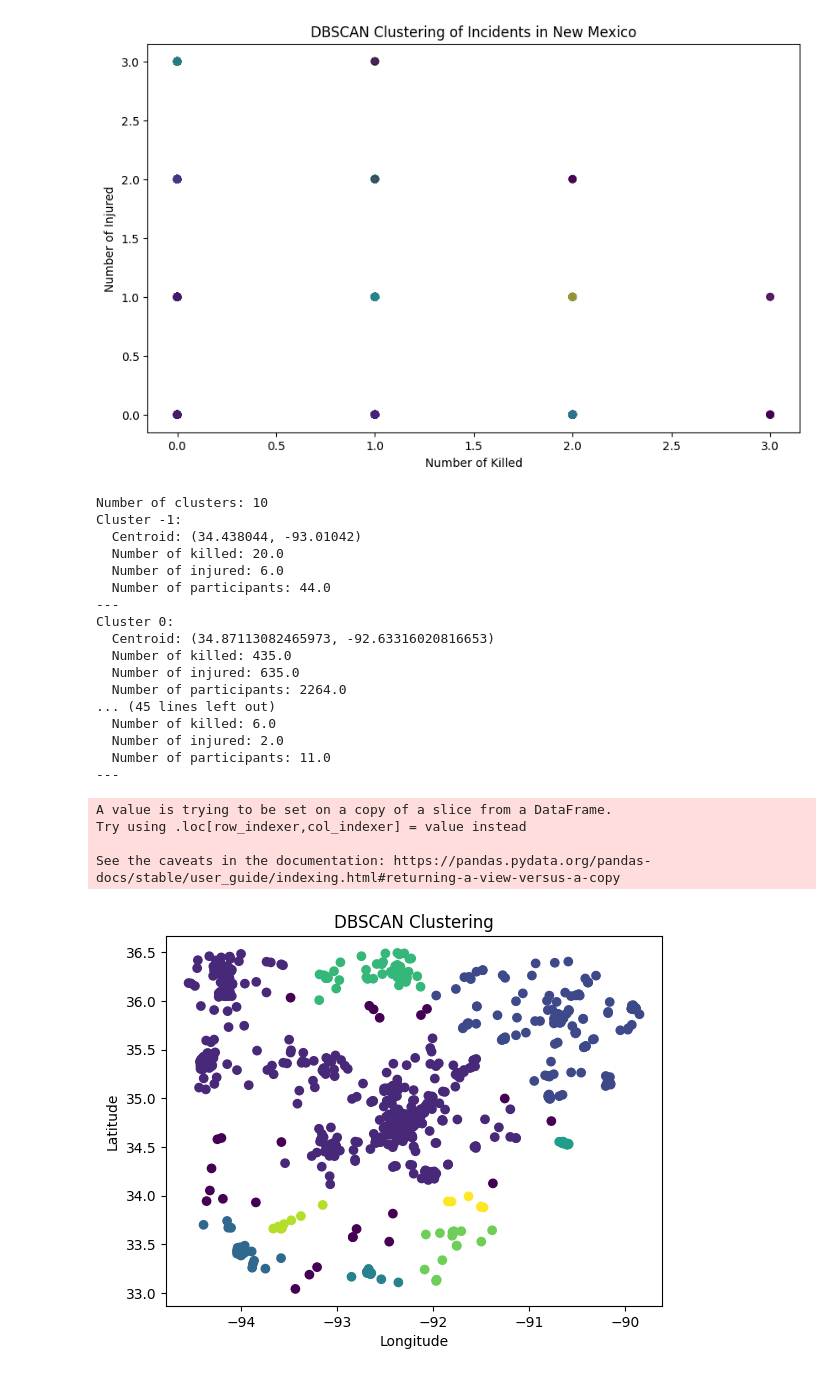
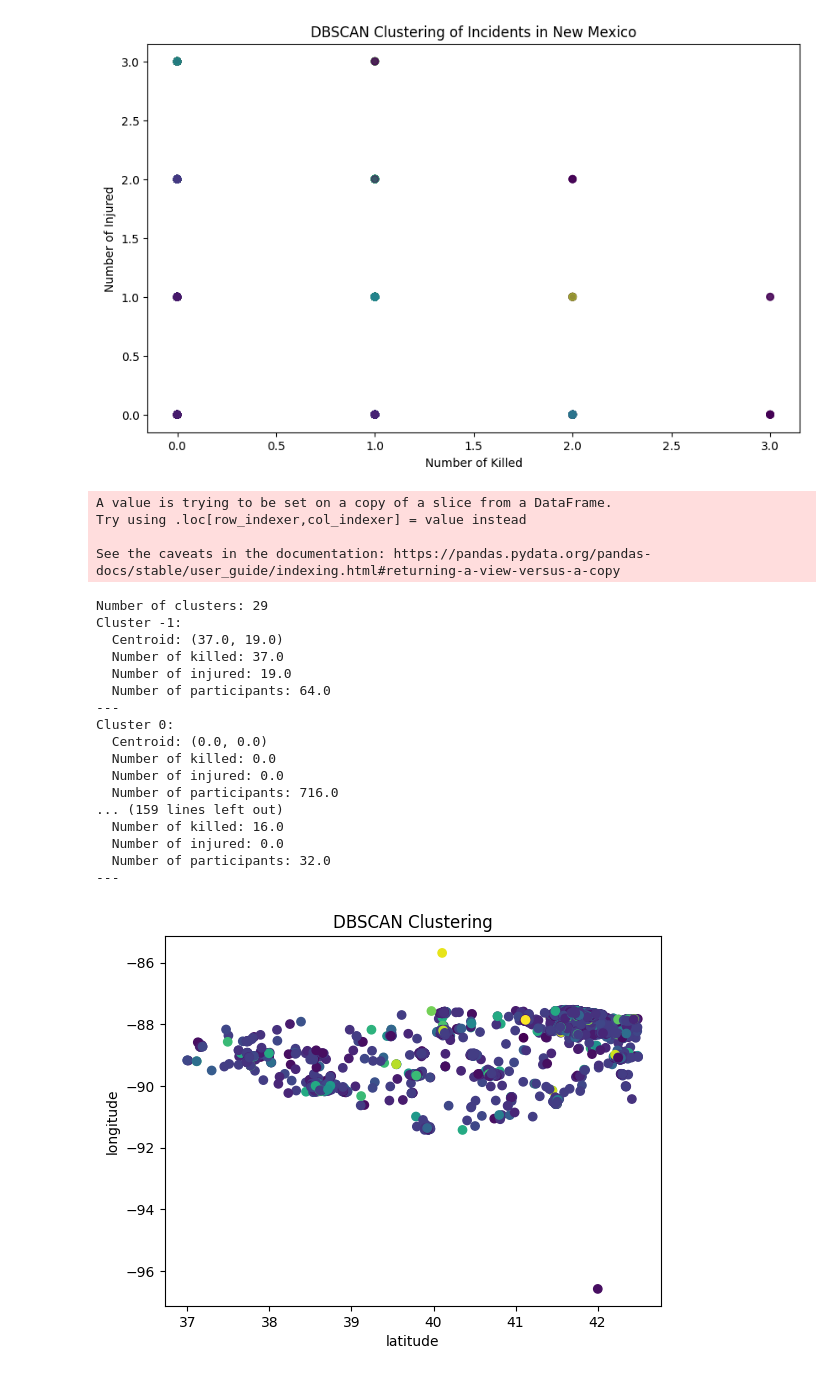
Before and after one commit to TheDarkPyotr/DataMining2023, a Jupyter notebook: source/Task2_clustering_Analysis_step2.ipynb, the cells around one changed output. Drawn from its saved outputs; the diff is of its cells as text; code cells hidden in the pictures.

```diff
--- a/source/Task2_clustering_Analysis_step2.ipynb
+++ b/source/Task2_clustering_Analysis_step2.ipynb
@@ -300,12 +300,13 @@ plt.show()
 # %% [output]
 [figure]
 # %%
-def run_dbscan_clustering(df, state, eps=0.2, min_samples=5):
+def run_dbscan_clustering(df, state, eps=0.2, min_samples=3):
     # Filtra il DataFrame per lo stato specificato
     state_df = df[df['state'] == state]
 
     # Seleziona le colonne rilevanti per il clustering
-    selected_columns = ['latitude', 'longitude']
+    #selected_columns = ['latitude', 'longitude','n_participants']
+    selected_columns = ['n_participants', 'n_killed', 'n_injured']
     X = state_df[selected_columns]
 
     # Standardizza i dati Z-score
@@ -332,43 +333,43 @@ def run_dbscan_clustering(df, state, eps=0.2, min_samples=5):
     # Visualizzazione dei risultati
     for cluster_id, row in cluster_stats.iterrows():
         print(f'Cluster {cluster_id}:')
-        print(f'  Centroid: ({row["latitude"]}, {row["longitude"]})')
+        print(f'  Centroid: ({row["n_killed"]}, {row["n_injured"]})')
         print(f'  Number of killed: {row["n_killed"]}')
         print(f'  Number of injured: {row["n_injured"]}')
         print(f'  Number of participants: {row["n_participants"]}')
         print('---')
 
     # Visualizzazione della distribuzione dei cluster sulla mappa (usa solo a scopo illustrativo)
-    plt.scatter(state_df['longitude'], state_df['latitude'], c=state_df['cluster'], cmap='viridis')
+    plt.scatter(state_df['latitude'], state_df['longitude'], c=state_df['cluster'], cmap='viridis')
     plt.title('DBSCAN Clustering')
-    plt.xlabel('Longitude')
-    plt.ylabel('Latitude')
+    plt.xlabel('latitude')
+    plt.ylabel('longitude')
     plt.show()
 
 # Esempio di utilizzo
 # run_dbscan_clustering(df_merged_clusterB, 'Illinois', eps=0.2, min_samples=5)
 # %%
-run_dbscan_clustering(df_merged_clusterB, 'Arkansas', eps=0.3, min_samples=5)
+run_dbscan_clustering(df_merged_clusterB, 'Illinois', eps=0.4, min_samples=7)
 # %% [output]
-Number of clusters: 10
-Cluster -1:
-  Centroid: (34.438044, -93.01042)
-  Number of killed: 20.0
-  Number of injured: 6.0
-  Number of participants: 44.0
----
-Cluster 0:
-  Centroid: (34.87113082465973, -92.63316020816653)
-  Number of killed: 435.0
-  Number of injured: 635.0
-  Number of participants: 2264.0
-... (45 lines left out)
-  Number of killed: 6.0
-  Number of injured: 2.0
-  Number of participants: 11.0
----
+A value is trying to be set on a copy of a slice from a DataFrame.
+Try using .loc[row_indexer,col_indexer] = value instead
+
+See the caveats in the documentation: https://pandas.pydata.org/pandas-docs/stable/user_guide/indexing.html#returning-a-view-versus-a-copy
-A value is trying to be set on a copy of a slice from a DataFrame.
-Try using .loc[row_indexer,col_indexer] = value instead
-
-See the caveats in the documentation: https://pandas.pydata.org/pandas-docs/stable/user_guide/indexing.html#returning-a-view-versus-a-copy
+Number of clusters: 29
+Cluster -1:
+  Centroid: (37.0, 19.0)
+  Number of killed: 37.0
+  Number of injured: 19.0
+  Number of participants: 64.0
+---
+Cluster 0:
+  Centroid: (0.0, 0.0)
+  Number of killed: 0.0
+  Number of injured: 0.0
+  Number of participants: 716.0
+... (159 lines left out)
+  Number of killed: 16.0
+  Number of injured: 0.0
+  Number of participants: 32.0
+---
-[figure, old version]
+[figure, new version]
```
